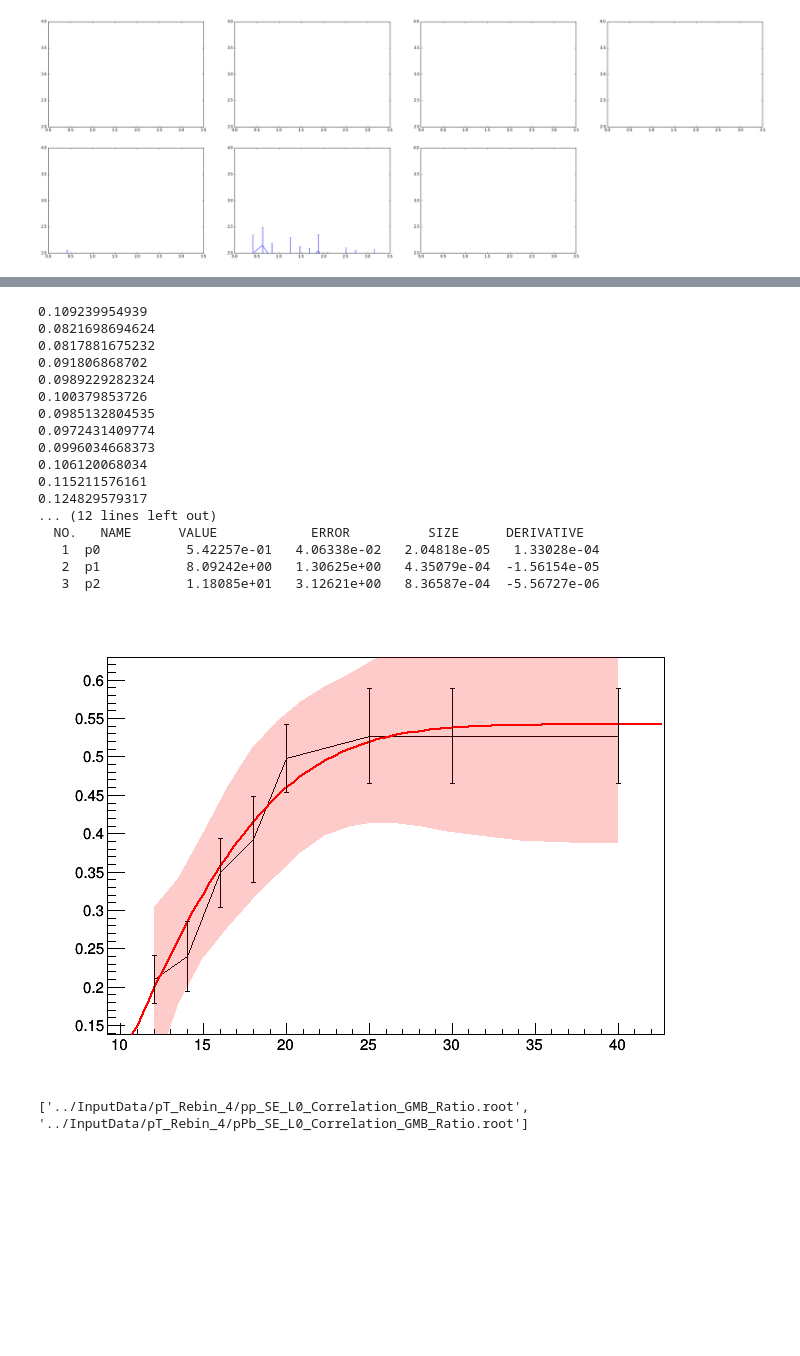
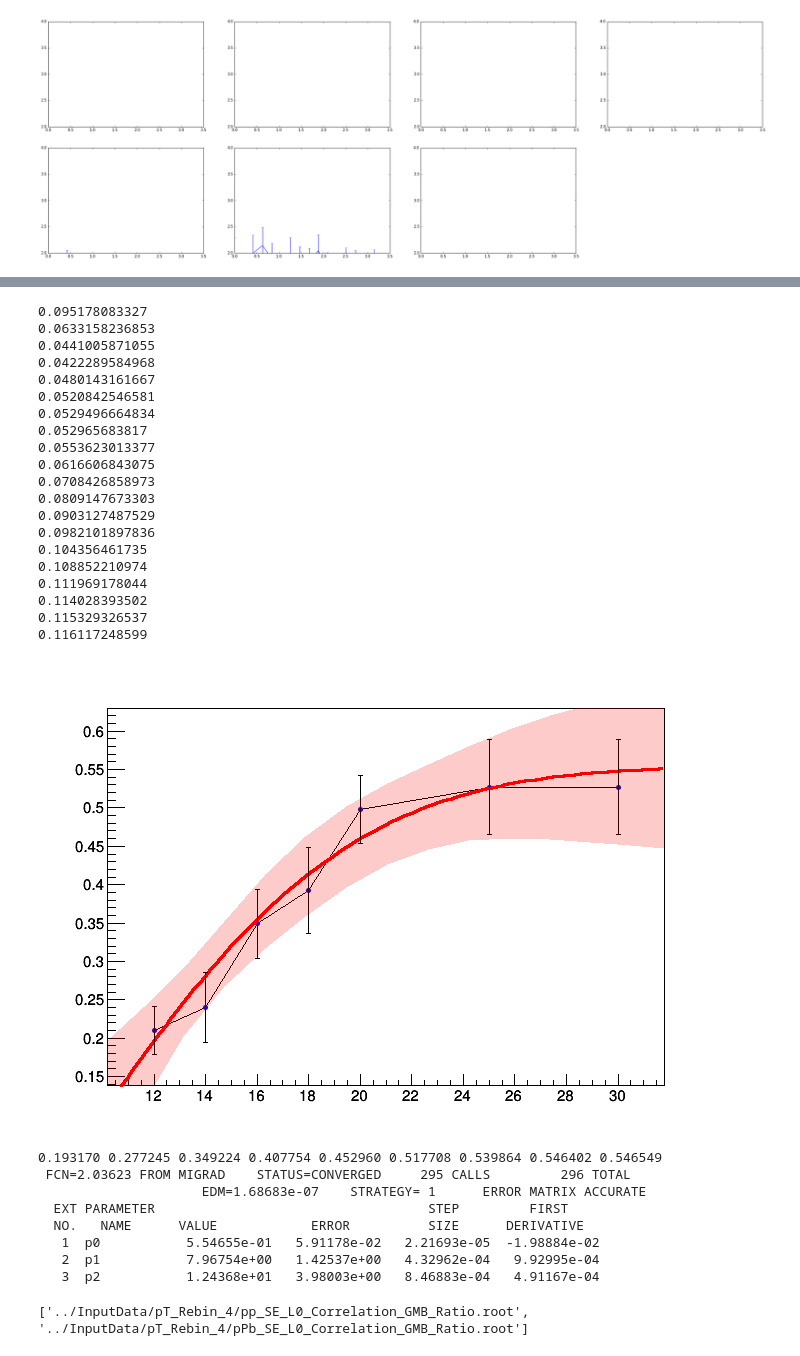
Before and after one commit to ftoralesacosta/GH_Correlations, a Jupyter notebook: Analysis_Notebooks/Projections_Pairs.ipynb, the cells around one changed output, grey strips where cells are left out. Drawn from its saved outputs; the diff is of its cells as text; code cells hidden in the pictures; blank space fills up the shorter version.

Commit message:
redid fit te purity

```diff
--- a/Analysis_Notebooks/Projections_Pairs.ipynb
+++ b/Analysis_Notebooks/Projections_Pairs.ipynb
@@ -172,9 +167,9 @@ from ROOT import TF1
 from ROOT import TMath
 
 pGeV_Edges = np.asarray([12,14,16,18,20,25,30,40,50])
-pGeV_Edges_2 = np.linspace(12,40,20)
-#Purity = [0.21,0.24,0.349,0.393,0.498,0.527,0.527]
-Purity = [0.21,0.24,0.349,0.393,0.498,0.527,0.527,0.527,]
+pGeV_Edges_2 = np.linspace(10,40,20)
+Purity = [0.21,0.24,0.349,0.393,0.498,0.527,0.527]
+#Purity = [0.21,0.24,0.349,0.393,0.498,0.527,0.527,0.527,]
 Purity_errors = [0.031,0.046,0.045,0.056,0.044,0.062,0.062,0.062]
 
 #Fill a TGraph with Purity Information
@@ -184,51 +179,62 @@ for izt in range (len(Purity)):
     Purity_Graph.SetPointError(izt,0,Purity_errors[izt])
 
 #Define your function and set parameters (notice use of string)
 func = TF1("func",'[0]*TMath::Erf((x-[1])/[2])',12,50)
 func.SetParameter(0,0.5)
 func.SetParameter(1,0.5)
 func.SetParameter(2,1.0)
 
 Purity_Graph.Fit("func","S")
 
 Fit_Band = ROOT.TGraphErrors(len(Purity));
 for i in range(len(pGeV_Edges_2)):
         Fit_Band.SetPoint(i, pGeV_Edges_2[i], 0)
 (ROOT.TVirtualFitter.GetFitter()).GetConfidenceIntervals(Fit_Band)
 
 for i in range(len(pGeV_Edges_2)):
     print(Fit_Band.GetErrorY(i))
 
 c = ROOT.TCanvas()
 Purity_Graph.Draw("")
 Fit_Band.SetLineColor(ROOT.kRed);
 Fit_Band.SetFillColorAlpha(ROOT.kRed,0.2)
 Fit_Band.Draw("same3");
 #fit.Draw("same")
 c.Draw()
 
 for x in pGeV_Edges:
     Err_val = 0.54655*TMath.Erf((x-7.96754)/12.4368)
     print("%f"%(Err_val)),
 # %% [output]
-0.109239954939
-0.0821698694624
-0.0817881675232
-0.091806868702
-0.0989229282324
-0.100379853726
-0.0985132804535
-0.0972431409774
-0.0996034668373
-0.106120068034
-0.115211576161
-0.124829579317
-... (12 lines left out)
-  NO.   NAME      VALUE            ERROR          SIZE      DERIVATIVE
-   1  p0           5.42257e-01   4.06338e-02   2.04818e-05   1.33028e-04
-   2  p1           8.09242e+00   1.30625e+00   4.35079e-04  -1.56154e-05
-   3  p2           1.18085e+01   3.12621e+00   8.36587e-04  -5.56727e-06
+0.095178083327
+0.0633158236853
+0.0441005871055
+0.0422289584968
+0.0480143161667
+0.0520842546581
+0.0529496664834
+0.052965683817
+0.0553623013377
+0.0616606843075
+0.0708426858973
+0.0809147673303
+0.0903127487529
+0.0982101897836
+0.104356461735
+0.108852210974
+0.111969178044
+0.114028393502
+0.115329326537
+0.116117248599
-[figure, old version]
+[figure, new version]
+0.193170 0.277245 0.349224 0.407754 0.452960 0.517708 0.539864 0.546402 0.546549
+ FCN=2.03623 FROM MIGRAD    STATUS=CONVERGED     295 CALLS         296 TOTAL
+                     EDM=1.68683e-07    STRATEGY= 1      ERROR MATRIX ACCURATE
+  EXT PARAMETER                                   STEP         FIRST
+  NO.   NAME      VALUE            ERROR          SIZE      DERIVATIVE
+   1  p0           5.54655e-01   5.91178e-02   2.21693e-05  -1.98884e-02
+   2  p1           7.96754e+00   1.42537e+00   4.32962e-04   9.92995e-04
+   3  p2           1.24368e+01   3.98003e+00   8.46883e-04   4.91167e-04
 # %%
 Ldphi = [0.39269908169872414, 0.5890486225480862, 0.7853981633974483, 0.9817477042468103, 1.1780972450961724, 1.3744467859455345, 1.5707963267948966, 1.7671458676442586, 1.9634954084936207, 2.1598449493429825, 2.356194490192345, 2.552544031041707, 2.748893571891069, 2.945243112740431]
 print(Ldphi[6:])
```
Also changed, not shown: parts of 2 cells of this notebook, 45 other files.
